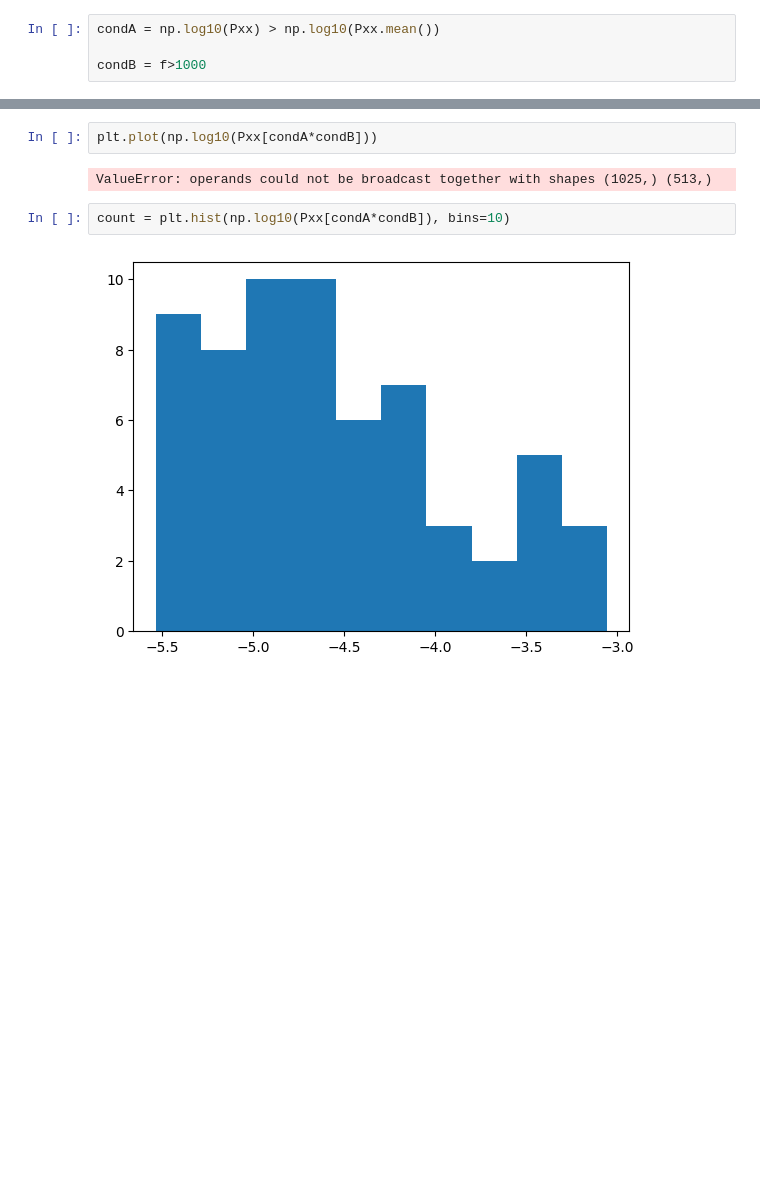
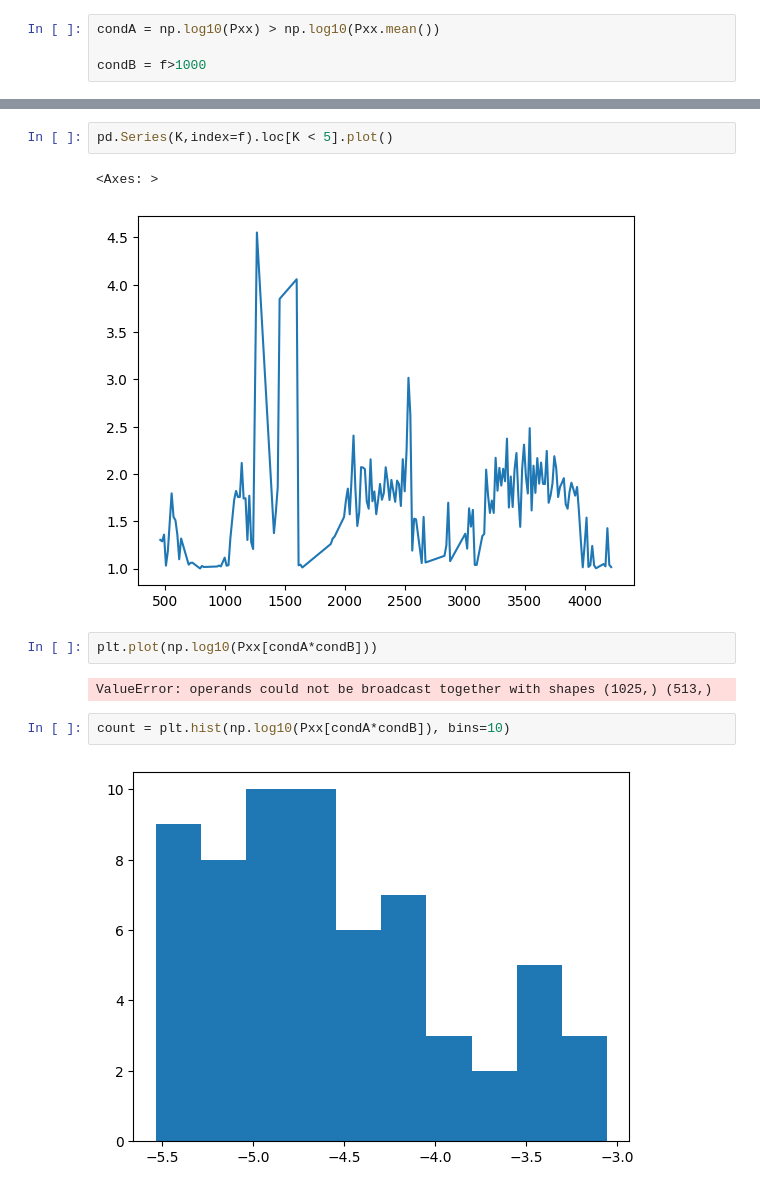
Before and after one commit to pyKuga/TRACTIAN, a Jupyter notebook: part2.ipynb, the cells around one changed output, grey strips where cells are left out. Cells and saved outputs as stored; diff of their text form; blank space fills up the shorter version.

```diff
--- a/part2.ipynb
+++ b/part2.ipynb
@@ -103,3 +140,8 @@ condB = f>1000
+# %%
+pd.Series(K,index=f).loc[K < 5].plot()
+# %% [output]
+<Axes: >
+[figure, added]
 # %%
 plt.plot(np.log10(Pxx[condA*condB]))
 # %% [output]
```
Also changed, not shown: parts of 5 cells of this notebook.
